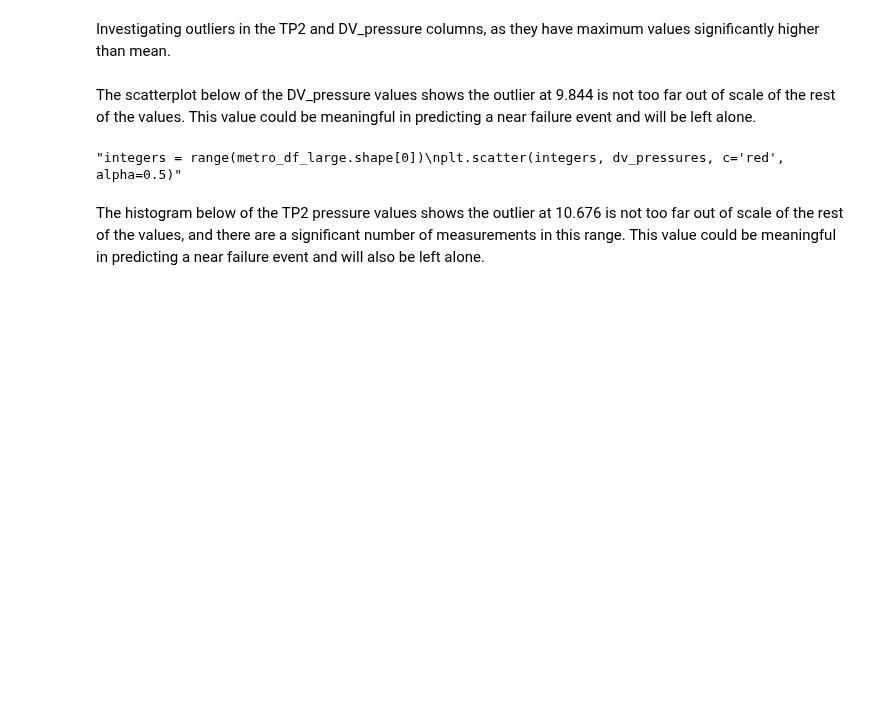
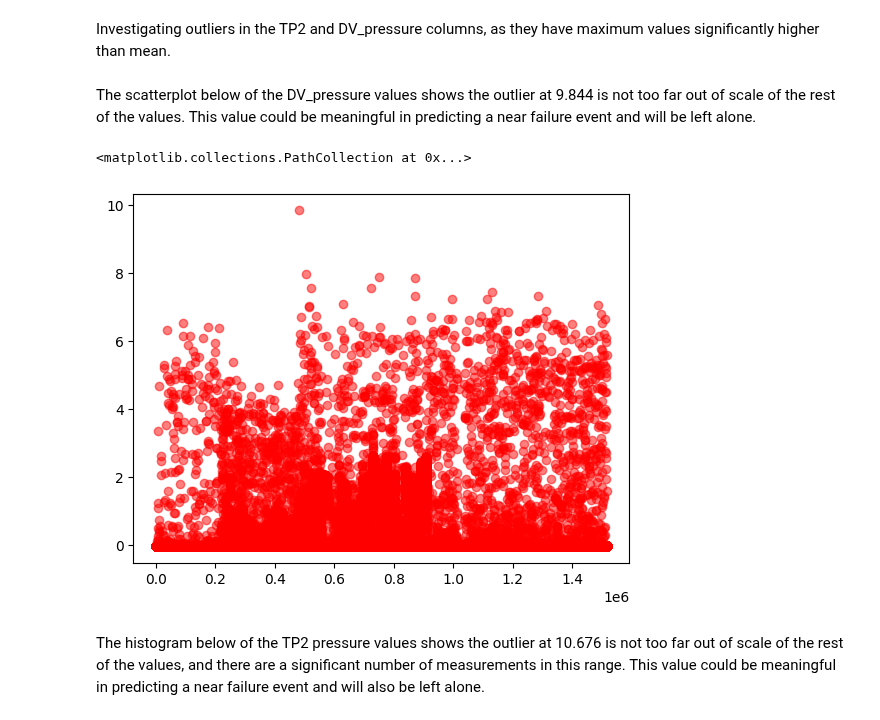
Before and after one commit to Dave-Codes/Predictive-Maintenance, a Jupyter notebook: predictive-maintenance-metropt-3.ipynb, the cells around one changed output. Saved outputs shown, nothing was run; the diff lists cells and outputs as text; code cells hidden in the pictures; blank space fills up the shorter version.

```diff
--- a/predictive-maintenance-metropt-3.ipynb
+++ b/predictive-maintenance-metropt-3.ipynb
@@ -125,10 +125,12 @@ Investigating outliers in the TP2 and DV_pressure columns, as they have maximum
 # %% [markdown]
 The scatterplot below of the DV_pressure values shows the outlier at 9.844 is not too far out of scale of the rest of the values. This value could be meaningful in predicting a near failure event and will be left alone.
 # %%
-"""integers = range(metro_df_large.shape[0])
-plt.scatter(integers, dv_pressures, c='red', alpha=0.5)"""
+dv_pressures = metro_df_large['DV_pressure']
+integers = range(metro_df_large.shape[0])
+plt.scatter(integers, dv_pressures, c='red', alpha=0.5)
 # %% [output]
-"integers = range(metro_df_large.shape[0])\nplt.scatter(integers, dv_pressures, c='red', alpha=0.5)"
+<matplotlib.collections.PathCollection at 0x...>
+[figure, added]
 # %% [markdown]
 The histogram below of the TP2 pressure values shows the outlier at 10.676 is not too far out of scale of the rest of the values, and there are a significant number of measurements in this range. This value could be meaningful in predicting a near failure event and will also be left alone.
 # %%
```
Also changed, not shown: parts of 7 cells of this notebook.
